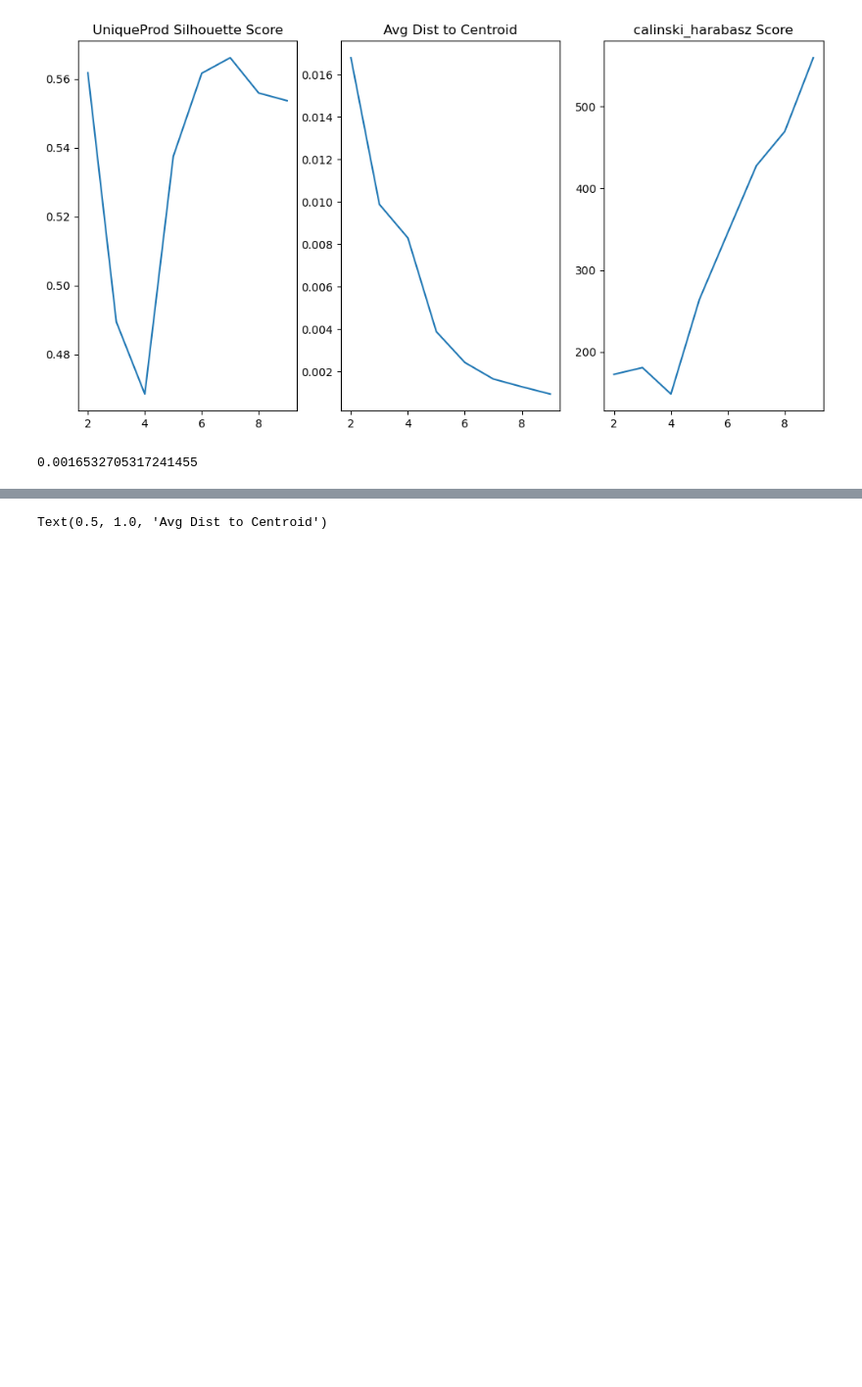
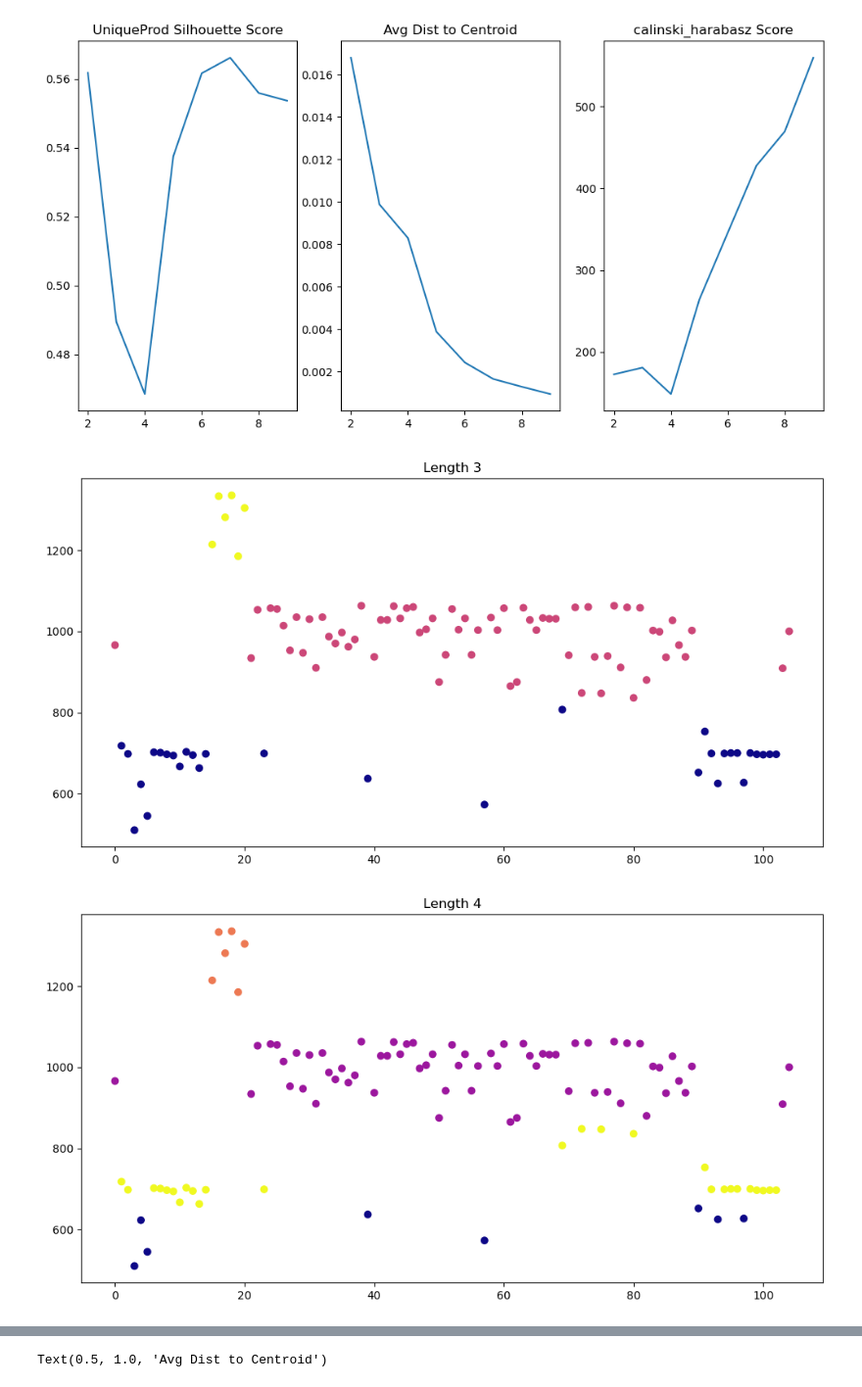
Before and after one commit to muthuganeshece/pyNotebooks, a Jupyter notebook: DataAnalysis/BigBasket/Customer Analysis.ipynb, the cells around one changed output, grey strips where cells are left out. Shown at 98% size. Saved outputs shown, nothing was run; the diff lists cells and outputs as text; code cells hidden in the pictures; blank space fills up the shorter version.

Commit message:
Update Cust Segment

```diff
--- a/DataAnalysis/BigBasket/Customer Analysis.ipynb
+++ b/DataAnalysis/BigBasket/Customer Analysis.ipynb
@@ -148,7 +148,14 @@ for i in range(6):
 [figure]
 [figure]
 [figure]
-# %%
-kmean.inertia_
-# %% [output]
-0.0016532705317241455
+# %%
+cluster = [[3,4,5],[4],[3,4,5,6],[2,3,4],[3,4,5]]
+for i in range(len(cluster)):
+    for j in cluster[i]:
+        plt.figure(figsize=(12,6))
+        k = models[i*8+j-2][1]
+        plt.scatter(np.arange(len(cust_df.iloc[:,i+1])), cust_df.iloc[:,i+1],  c=k.labels_, cmap='plasma')
+        plt.title(col_list[i+1] + ' ' + str(k.n_clusters))
+# %% [output]
+[figure, added]
+[figure, added]
```
Also changed, not shown: parts of 14 cells of this notebook.
